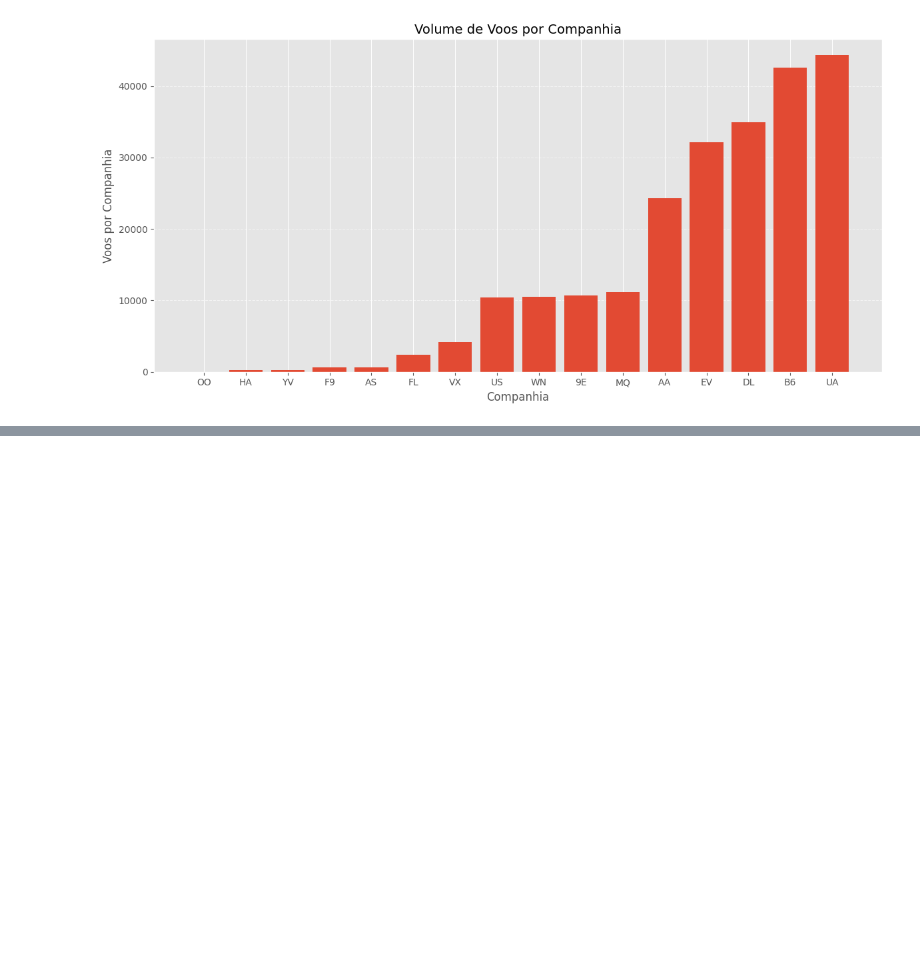
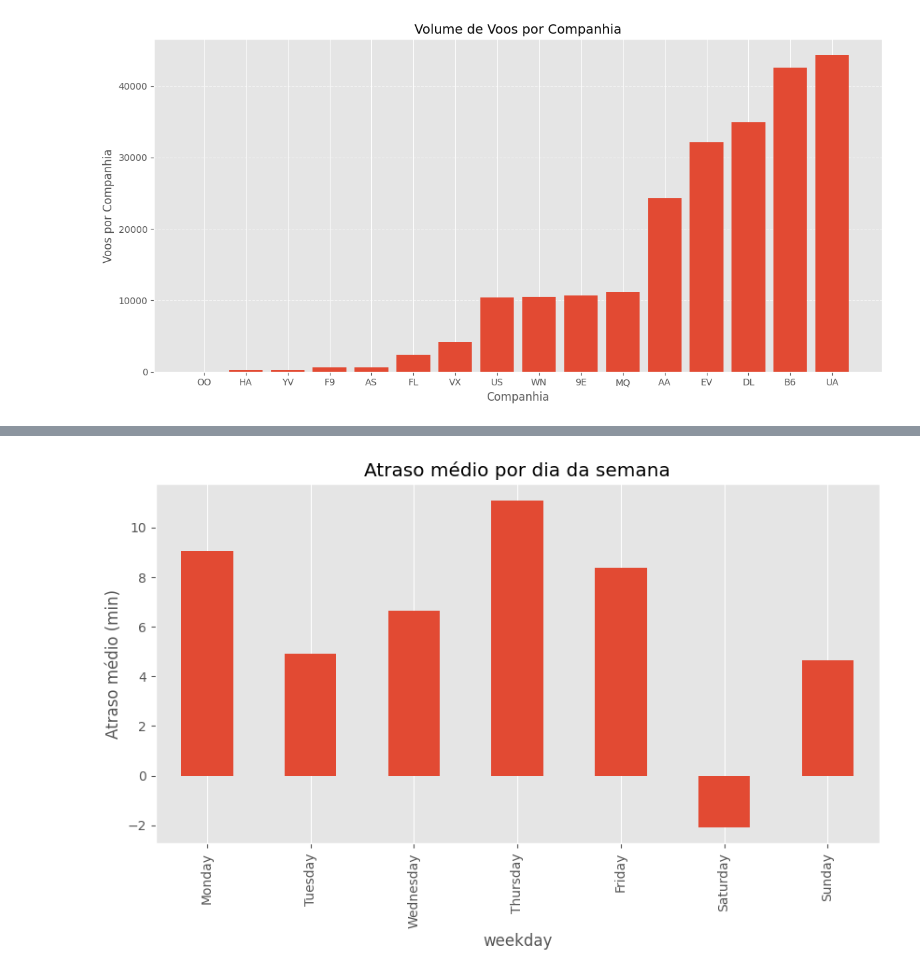
Before and after one commit to Cutieri/Flight_analysis, a Jupyter notebook: notebooks/data_visualization.ipynb, the cells around one changed output, grey strips where cells are left out. Cells and saved outputs as stored; diff of their text form; code cells hidden in the pictures; blank space fills up the shorter version.

```diff
--- a/notebooks/data_visualization.ipynb
+++ b/notebooks/data_visualization.ipynb
@@ -121,0 +165,15 @@ plt.show()
+# %%
+df_clean['date'] = pd.to_datetime(df_clean[['year','month','day']])
+df_clean['weekday'] = df_clean['date'].dt.day_name()
+
+delay_by_weekday = df_clean.groupby('weekday')['arr_delay'].mean().loc[
+    ['Monday','Tuesday','Wednesday','Thursday','Friday','Saturday','Sunday']
+]
+# %%
+delay_by_weekday.plot(kind='bar', figsize=(10,5))
+plt.title("Atraso médio por dia da semana")
+plt.ylabel("Atraso médio (min)")
+plt.grid(axis='y')
+plt.show()
+# %% [output]
+[figure, added]
```
Also changed, not shown: parts of 6 cells of this notebook.
